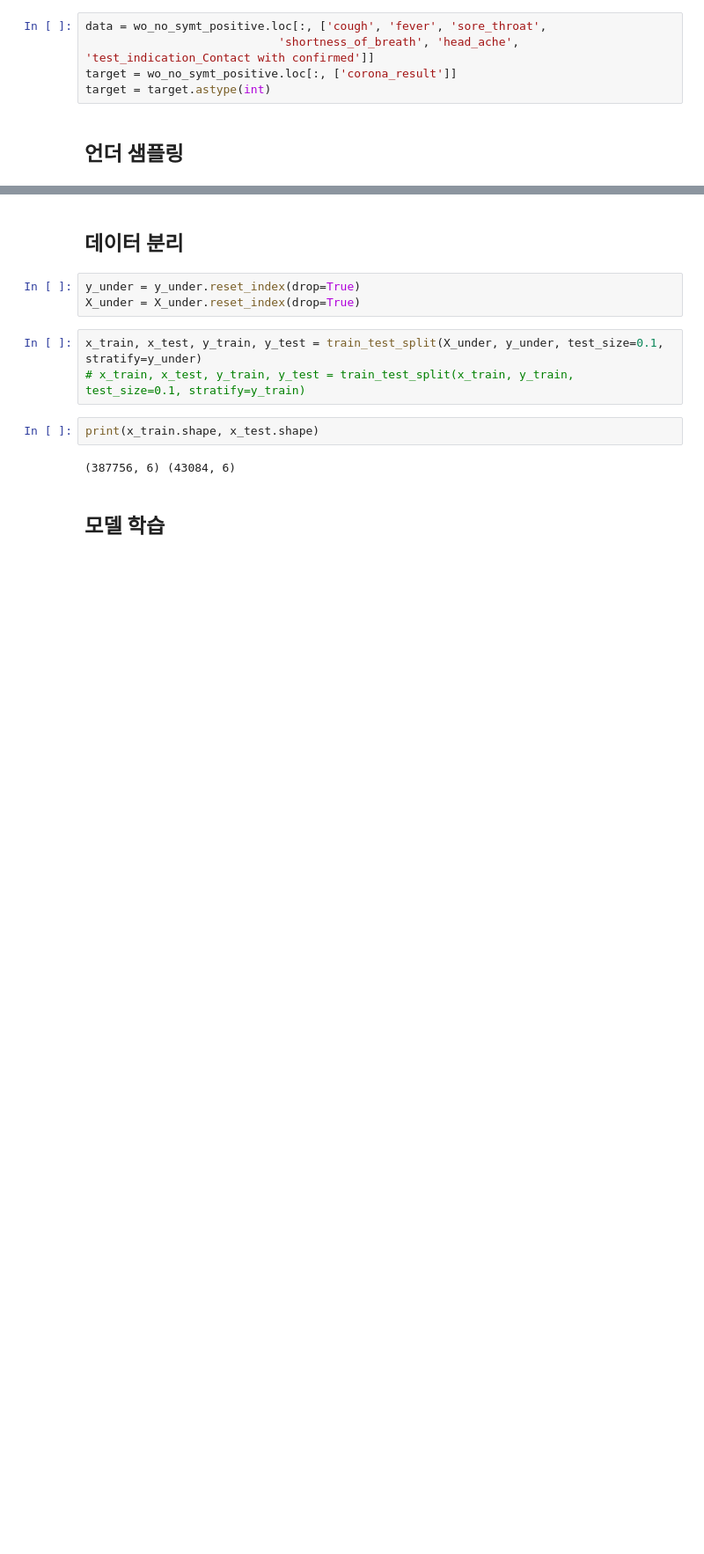
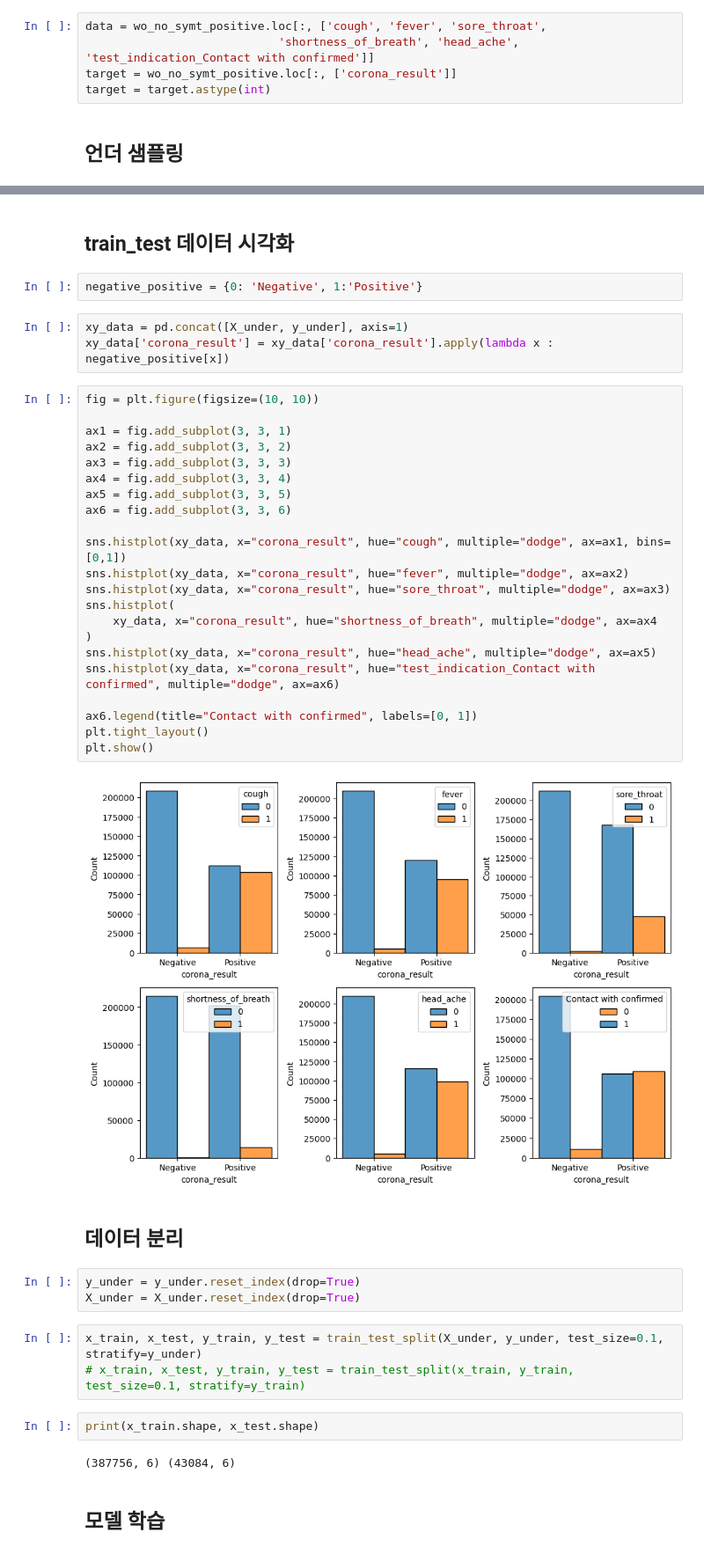
Before and after one commit to tooha289/AI_Example, a Jupyter notebook: covid.ipynb, the cells around one changed output, grey strips where cells are left out. Shown at 88% size. Drawn from its saved outputs; the diff is of its cells as text; blank space fills up the shorter version.

```diff
--- a/covid.ipynb
+++ b/covid.ipynb
@@ -264,6 +267,37 @@ Data columns (total 1 columns):
  0   corona_result  430840 non-null  int32
 dtypes: int32(1)
 memory usage: 4.9 MB
+# %% [markdown]
+## train_test 데이터 시각화
+# %%
+negative_positive = {0: 'Negative', 1:'Positive'}
+# %%
+xy_data = pd.concat([X_under, y_under], axis=1)
+xy_data['corona_result'] = xy_data['corona_result'].apply(lambda x : negative_positive[x])
+# %%
+fig = plt.figure(figsize=(10, 10))
+
+ax1 = fig.add_subplot(3, 3, 1)
+ax2 = fig.add_subplot(3, 3, 2)
+ax3 = fig.add_subplot(3, 3, 3)
+ax4 = fig.add_subplot(3, 3, 4)
+ax5 = fig.add_subplot(3, 3, 5)
+ax6 = fig.add_subplot(3, 3, 6)
+
+sns.histplot(xy_data, x="corona_result", hue="cough", multiple="dodge", ax=ax1, bins=[0,1])
+sns.histplot(xy_data, x="corona_result", hue="fever", multiple="dodge", ax=ax2)
+sns.histplot(xy_data, x="corona_result", hue="sore_throat", multiple="dodge", ax=ax3)
+sns.histplot(
+    xy_data, x="corona_result", hue="shortness_of_breath", multiple="dodge", ax=ax4
+)
+sns.histplot(xy_data, x="corona_result", hue="head_ache", multiple="dodge", ax=ax5)
+sns.histplot(xy_data, x="corona_result", hue="test_indication_Contact with confirmed", multiple="dodge", ax=ax6)
+
+ax6.legend(title="Contact with confirmed", labels=[0, 1])
+plt.tight_layout()
+plt.show()
+# %% [output]
+[figure, added]
 # %% [markdown]
 ## 데이터 분리
 # %%
```
Also changed, not shown: parts of 24 cells of this notebook.
